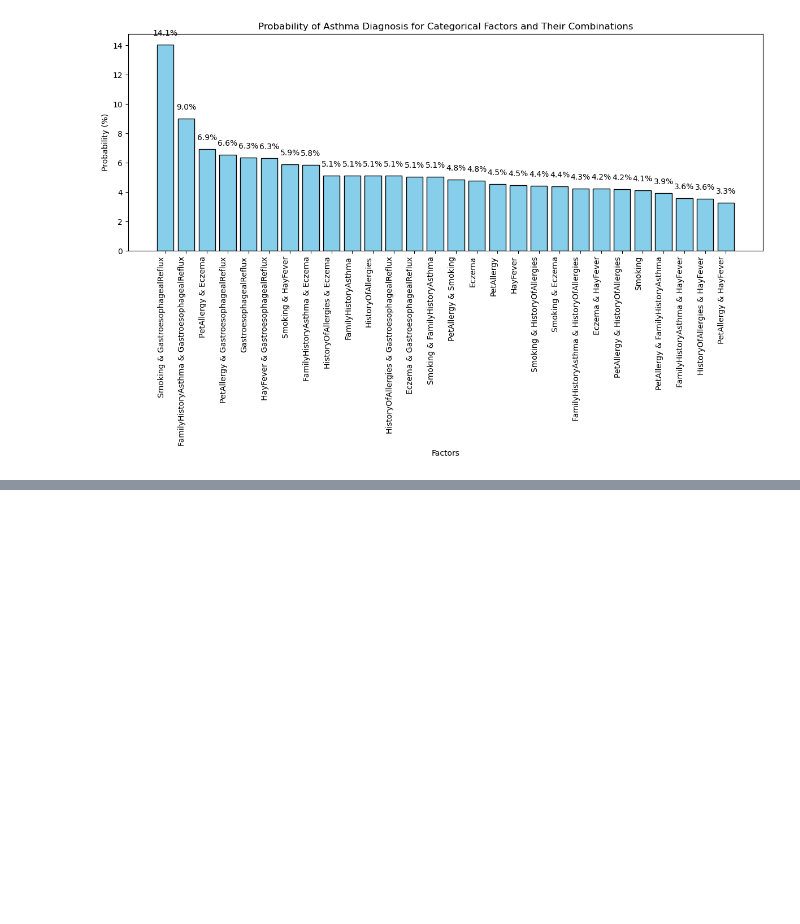
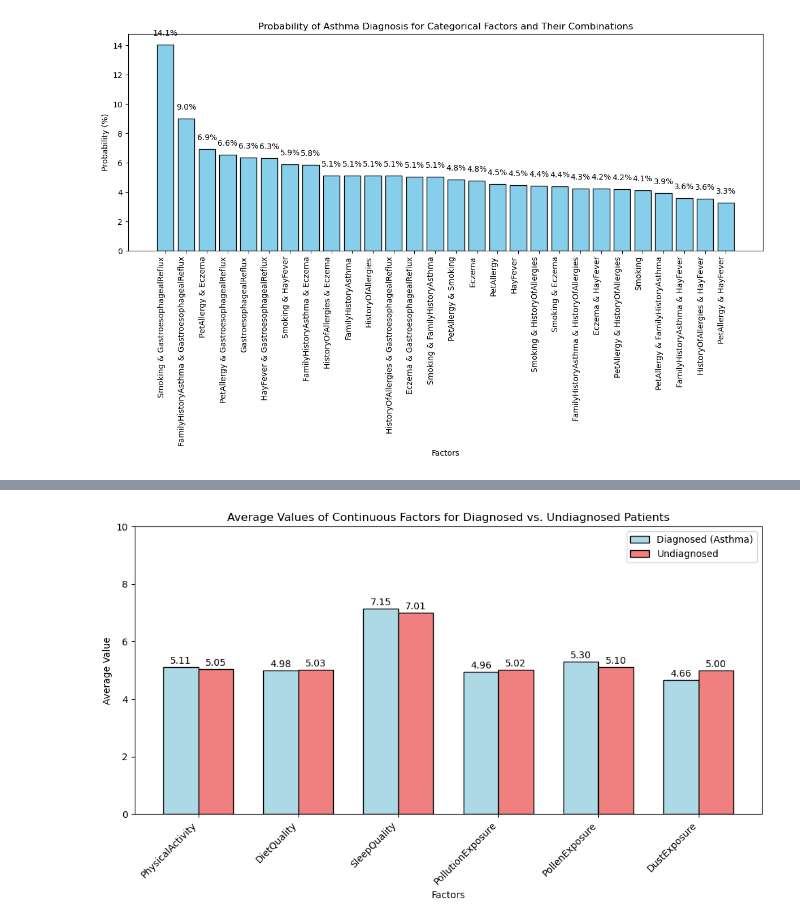
Before and after one commit to OLiYuchen/hcde-410-final, a Jupyter notebook: Asthma_Risk_Factors_Analysis.ipynb, the cells around one changed output, grey strips where cells are left out. Saved outputs shown, nothing was run; the diff lists cells and outputs as text; code cells hidden in the pictures; blank space fills up the shorter version.

```diff
--- a/Asthma_Risk_Factors_Analysis.ipynb
+++ b/Asthma_Risk_Factors_Analysis.ipynb
@@ -191,0 +230,30 @@ higher probabilities compared to individual factors (eg. Smoking & Gastroesophag
+# %%
+import matplotlib.pyplot as plt
+import numpy as np
+
+# Set bar positions and width
+x = np.arange(len(continuous_factors))
+bar_width = 0.35
+
+# Create the plot
+plt.figure(figsize=(10, 6))
+bars1 = plt.bar(x - bar_width / 2, averages_df['Diagnosed (Asthma)'], bar_width, color='lightblue', label='Diagnosed (Asthma)', edgecolor='black')
+bars2 = plt.bar(x + bar_width / 2, averages_df['Undiagnosed'], bar_width, color='lightcoral', label='Undiagnosed', edgecolor='black')
+
+# Add value labels on top of each bar
+for bars in [bars1, bars2]:
+    for bar in bars:
+        yval = bar.get_height()
+        plt.text(bar.get_x() + bar.get_width() / 2.0, yval + 0.05, f'{yval:.2f}', ha='center', va='bottom')
+
+# Customize the plot
+plt.ylim(0, 10)  # Set y-axis limit to 10
+plt.xticks(x, continuous_factors, rotation=45, ha='right')
+plt.title('Average Values of Continuous Factors for Diagnosed vs. Undiagnosed Patients')
+plt.ylabel('Average Value')
+plt.xlabel('Factors')
+plt.legend()
+plt.tight_layout()
+plt.show()
+# %% [output]
+[figure, added]
```
Also changed, not shown: parts of 30 cells of this notebook.
